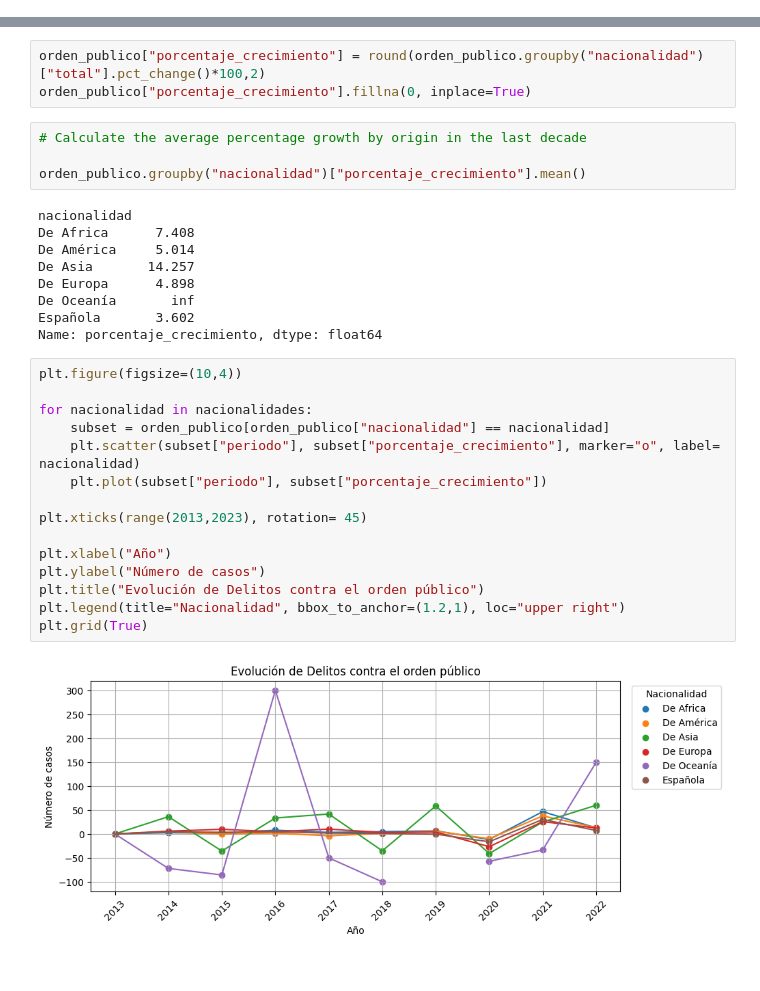
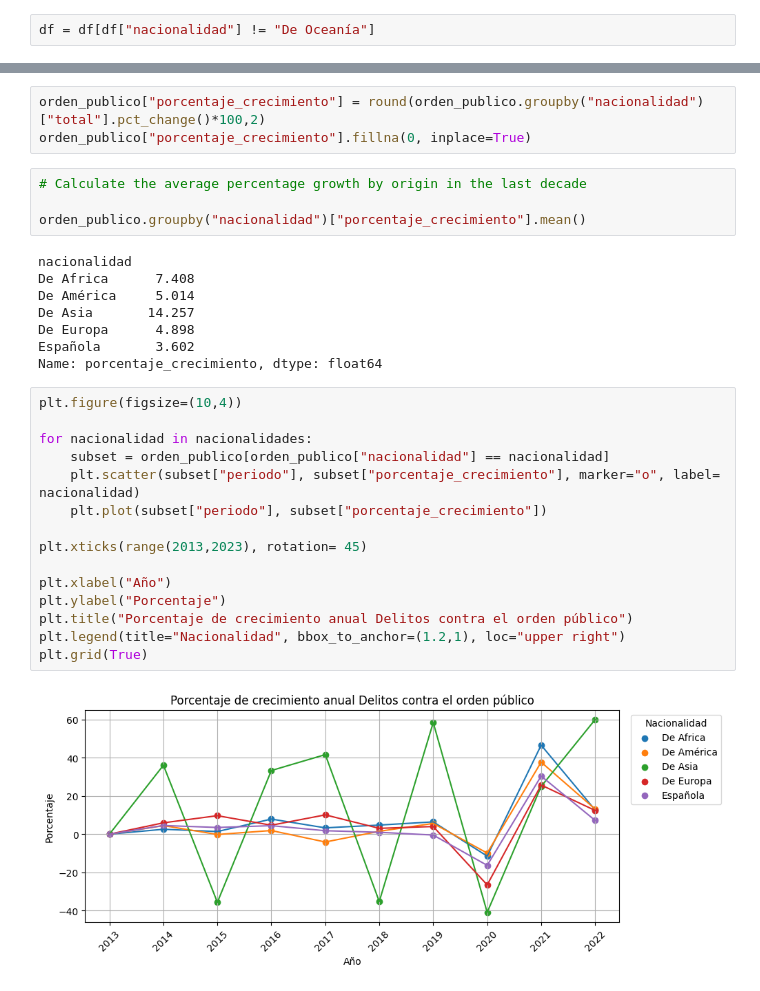
Before and after one commit to TonioDominguez/spanish_crimes_per_nacionality, a Jupyter notebook: Inmigration Crime.ipynb, the cells around one changed output, grey strips where cells are left out. Cells and saved outputs as stored; diff of their text form.

```diff
--- a/Inmigration Crime.ipynb
+++ b/Inmigration Crime.ipynb
@@ -222,3 +226,5 @@ Name: count, dtype: int64
+# %%
+df = df[df["nacionalidad"] != "De Oceanía"]
 # %% [markdown]
 <h3 style="color: #60b671;">Dataframe final glance</h3>
 # %%
@@ -346,23 +351,22 @@ De Africa      7.408
 De América     5.014
 De Asia       14.257
 De Europa      4.898
-De Oceanía       inf
 Española       3.602
 Name: porcentaje_crecimiento, dtype: float64
 # %%
 plt.figure(figsize=(10,4))
 
 for nacionalidad in nacionalidades:
     subset = orden_publico[orden_publico["nacionalidad"] == nacionalidad]
     plt.scatter(subset["periodo"], subset["porcentaje_crecimiento"], marker="o", label= nacionalidad)
     plt.plot(subset["periodo"], subset["porcentaje_crecimiento"])
 
 plt.xticks(range(2013,2023), rotation= 45)
 
 plt.xlabel("Año")
-plt.ylabel("Número de casos")
-plt.title("Evolución de Delitos contra el orden público")
+plt.ylabel("Porcentaje")
+plt.title("Porcentaje de crecimiento anual Delitos contra el orden público")
 plt.legend(title="Nacionalidad", bbox_to_anchor=(1.2,1), loc="upper right")
 plt.grid(True)
 # %% [output]
-[figure, old version]
+[figure, new version]
```
Also changed, not shown: parts of 47 cells of this notebook.
